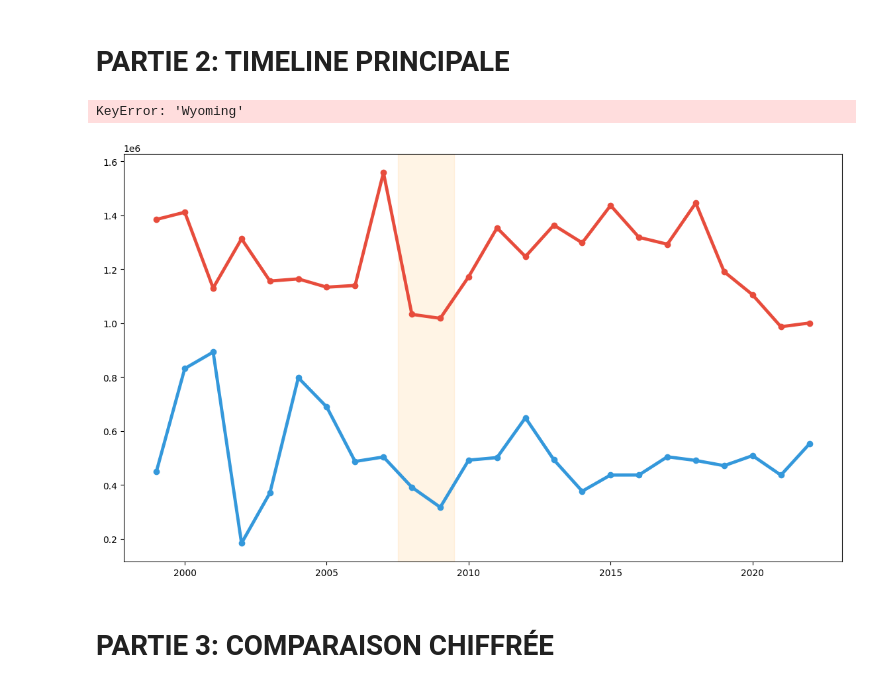
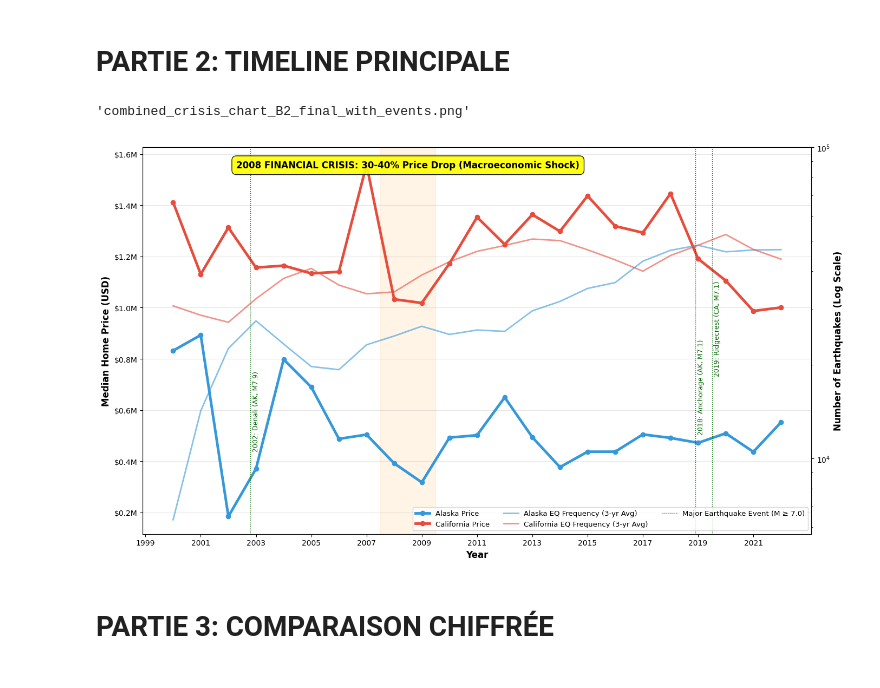
Before and after one commit to snonow/earthquake-realestate-viz, a Jupyter notebook: info_graph.ipynb, the cells around one changed output. Saved outputs shown, nothing was run; the diff lists cells and outputs as text; code cells hidden in the pictures.

```diff
--- a/info_graph.ipynb
+++ b/info_graph.ipynb
@@ -111,7 +111,7 @@ def create_final_b2_chart(data_frame):
     """
     fig, ax1 = plt.subplots(figsize=(14, 8))
 
-    states = ['Alaska', 'California', 'Wyoming', 'New Jersey']
+    states = ['Alaska', 'California']
 
     # Schéma de couleur: Lignes des Prix Vives, Lignes des Séismes Atténuées (transparence)
     colors = {
@@ -179,40 +179,36 @@ def create_final_b2_chart(data_frame):
              fontsize=9, color='darkgreen', rotation=90, va='bottom', ha='center')
 
     # Annotation du Choc Macroéconomique (Impact)
     ax1.text(2008.5, ax1.get_ylim()[1] * 0.95,
              '2008 FINANCIAL CRISIS: 30-40% Price Drop (Macroeconomic Shock)',
              fontsize=12, fontweight='bold', ha='center',
              bbox=dict(boxstyle="round,pad=0.5", facecolor="yellow", alpha=0.9, edgecolor='black'))
 
-    # Titre (Standalone)
-    plt.title('Housing Price Trajectories vs. Seismic Events: The Dominance of Macroeconomic Shocks (1999-2022)',
-              fontsize=15, fontweight='bold', pad=20)
-
     # --- Combiner les Légendes ---
     lines1, labels1 = ax1.get_legend_handles_labels()
     lines2, labels2 = ax2.get_legend_handles_labels()
 
     # Légende manuelle pour les événements sismiques majeurs
     from matplotlib.lines import Line2D
     seismic_event_legend = Line2D([0], [0], color='darkgreen', linestyle=':', linewidth=1, label='Major Earthquake Event (M ≥ 7.0)')
 
     # Filtrer l'entrée de légende pour la crise et ajouter l'entrée manuelle
     combined_lines = [l for l, lbl in zip(lines1, labels1) if 'Crisis' not in lbl] + lines2 + [seismic_event_legend]
     combined_labels = [lbl for lbl in labels1 if 'Crisis' not in lbl] + labels2 + [seismic_event_legend.get_label()]
 
     ax1.legend(combined_lines, combined_labels, loc='lower right', ncol=3, fontsize=9.5)
 
     plt.tight_layout()
     plt.savefig('combined_crisis_chart_B2_final_with_events.png', dpi=300, bbox_inches='tight')
     # Retourne le nom de fichier généré
     return 'combined_crisis_chart_B2_final_with_events.png'
 
 # --- APPEL POUR CRÉER LE GRAPHIQUE OPTIMISÉ ---
 # Assurez-vous d'utiliser 'df' qui contient les données de simulation créées ci-dessus.
-create_final_b2_chart(agg_state_year)
+create_final_b2_chart(df_state_ACNJW)
 # %% [output]
-KeyError: 'Wyoming'
+'combined_crisis_chart_B2_final_with_events.png'
-[figure, old version]
+[figure, new version]
 # %% [markdown]
 # PARTIE 3: COMPARAISON CHIFFRÉE
 # %%
```
Also changed, not shown: 5 other files.
